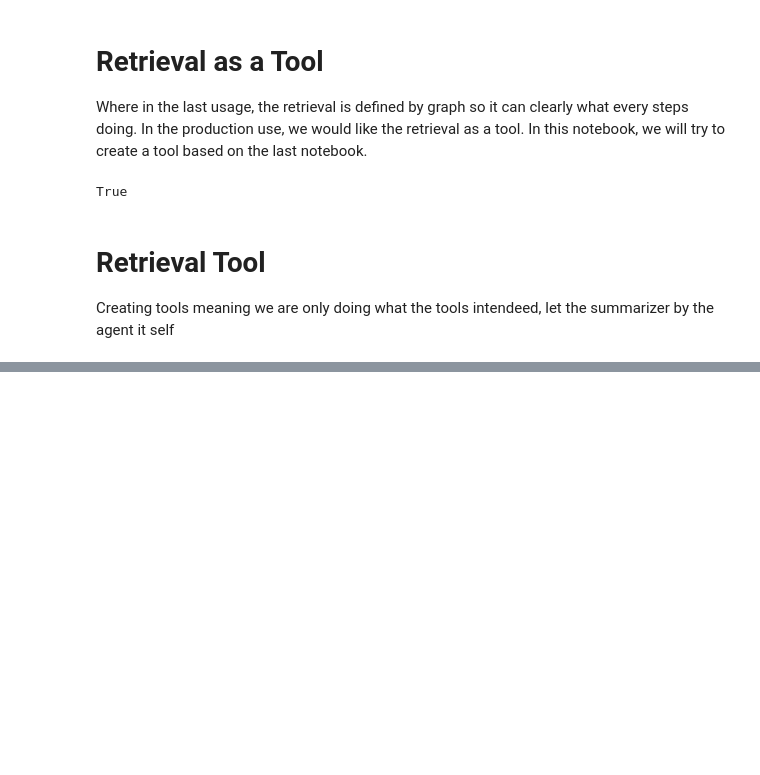
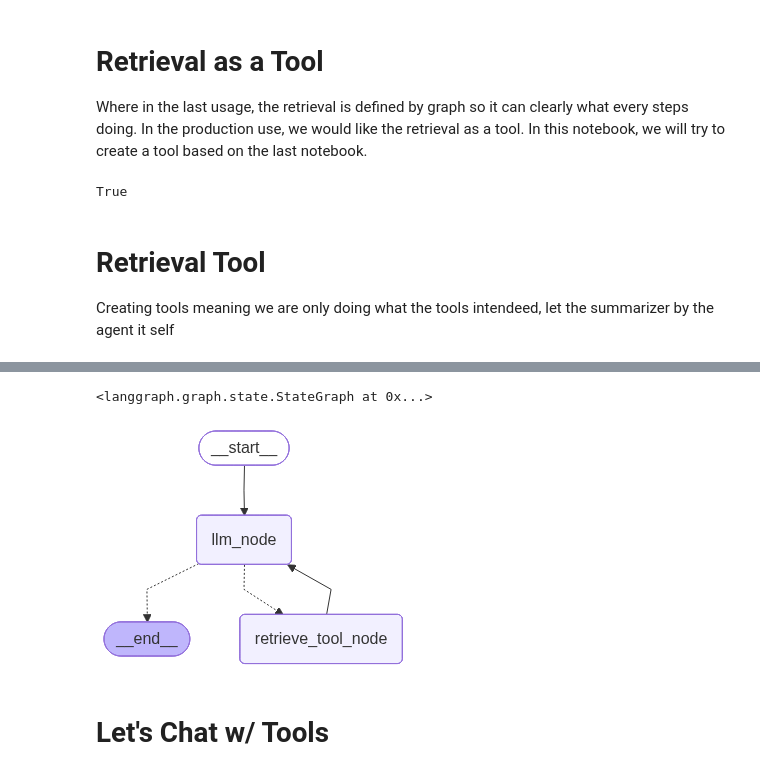
Before and after one commit to kaenova/learn-rag-agentic-azure, a Jupyter notebook: 03-retrieval-as-a-tool.ipynb, the cells around one changed output, grey strips where cells are left out. Drawn from its saved outputs; the diff is of its cells as text; code cells hidden in the pictures; blank space fills up the shorter version.

```diff
--- a/03-retrieval-as-a-tool.ipynb
+++ b/03-retrieval-as-a-tool.ipynb
@@ -131,0 +174,12 @@ print(retrieve_tool("Kapan Gerakan perempuan?")[:1])
+# %%
+# Check if you already prepare the environment file
+api_version = "2024-12-01-preview"
+langchain_model_name = "azure_openai:gpt-4" # Adjust based on what you deployed
+
+for key in ["AZURE_OAI_ENDPOINT", "AZURE_OAI_KEY", "AZURE_OAI_CHAT_DEPLOYMENT"]:
+    if not os.getenv(key):
+        raise ValueError(f"{key} is not provided")
+# %%
+# Prepare langgraph state
+class State(TypedDict):
+    messages: Annotated[list[AnyMessage], add_messages] # To keep chat threads
@@ -131,0 +246,34 @@ print(retrieve_tool("Kapan Gerakan perempuan?")[:1])
+# %%
+# Build Graph
+## Prepare Graph Builder
+graph_builder = StateGraph(State)
+
+## Add nodes
+graph_builder.add_node("llm_node", llm_node)
+graph_builder.add_node("retrieve_tool_node", retrieve_tool_node)
+
+## Add edges
+graph_builder.add_edge(START, "llm_node")
+graph_builder.add_conditional_edges(
+    "llm_node",
+    llm_node_conditions,
+    ["retrieve_tool_node", END]
+)
+graph_builder.add_edge("retrieve_tool_node", "llm_node")
+# %% [output]
+<langgraph.graph.state.StateGraph at 0x...>
+# %%
+# Compile Graph w/ Saving the State
+
+## Prepare Database for Saving the state (checkpoint)
+conn = sqlite3.connect("checkpoints.sqlite", check_same_thread=False)
+memory = SqliteSaver(conn)
+
+## Prepare the graph
+graph = graph_builder.compile(checkpointer=memory)
+
+display(graph)
+# %% [output]
+[figure, added]
+# %% [markdown]
+# Let's Chat w/ Tools
```
Also changed, not shown: parts of 9 cells of this notebook, 2 other files.
